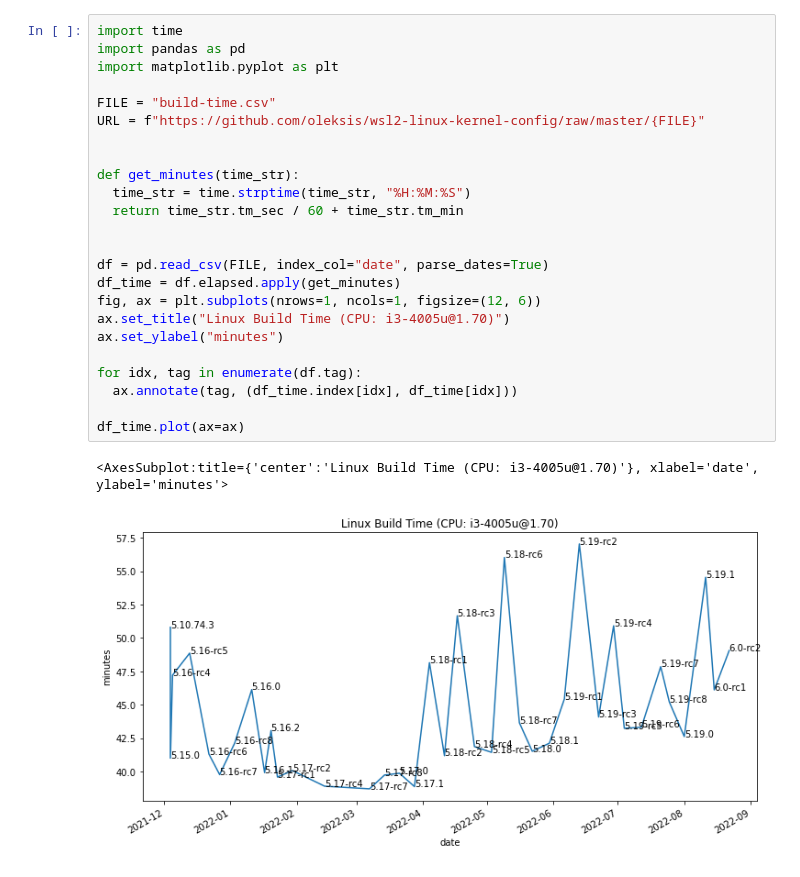
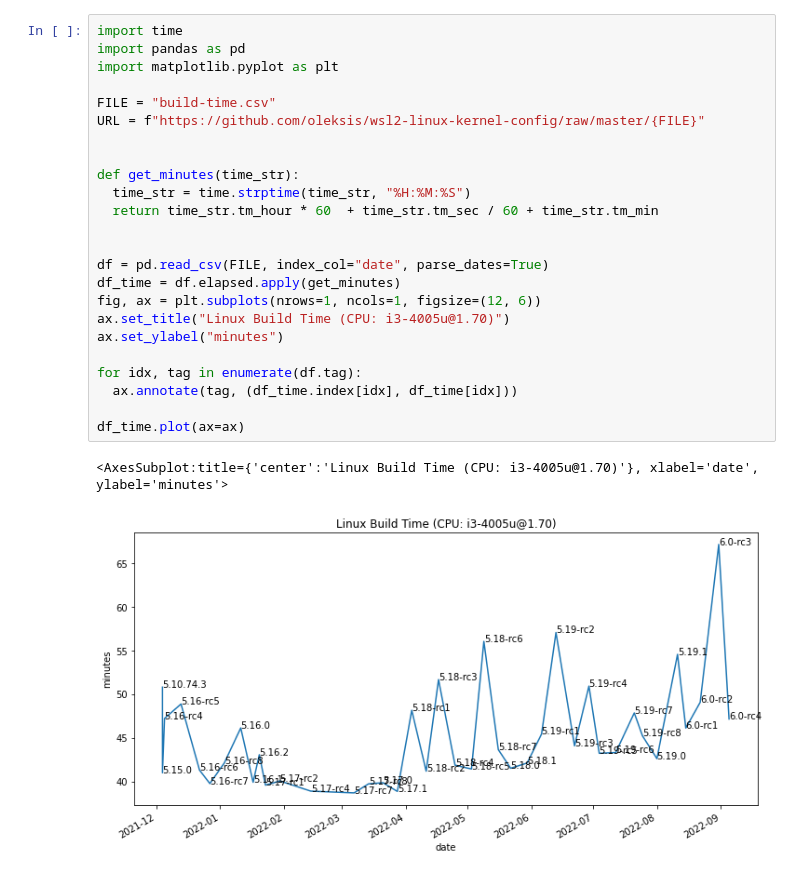
Before and after one commit to oleksis/wsl2-linux-kernel-config, a Jupyter notebook: wsl2_linux_build_plot.ipynb, the cells around one changed output. Cells and saved outputs as stored; diff of their text form.

Commit message:
Fix get_minutes, convert hours to mins

```diff
--- a/wsl2_linux_build_plot.ipynb
+++ b/wsl2_linux_build_plot.ipynb
@@ -3,27 +3,27 @@
 # %%
 import time
 import pandas as pd
 import matplotlib.pyplot as plt
 
 FILE = "build-time.csv"
 URL = f"https://github.com/oleksis/wsl2-linux-kernel-config/raw/master/{FILE}"
 
 
 def get_minutes(time_str):
   time_str = time.strptime(time_str, "%H:%M:%S")
-  return time_str.tm_sec / 60 + time_str.tm_min
+  return time_str.tm_hour * 60  + time_str.tm_sec / 60 + time_str.tm_min
 
 
 df = pd.read_csv(FILE, index_col="date", parse_dates=True)
 df_time = df.elapsed.apply(get_minutes)
 fig, ax = plt.subplots(nrows=1, ncols=1, figsize=(12, 6))
 ax.set_title("Linux Build Time (CPU: i3-4005u@1.70)")
 ax.set_ylabel("minutes")
 
 for idx, tag in enumerate(df.tag):
   ax.annotate(tag, (df_time.index[idx], df_time[idx]))
 
 df_time.plot(ax=ax)
 # %% [output]
 <AxesSubplot:title={'center':'Linux Build Time (CPU: i3-4005u@1.70)'}, xlabel='date', ylabel='minutes'>
-[figure, old version]
+[figure, new version]
```
Also changed, not shown: 1 other file.
